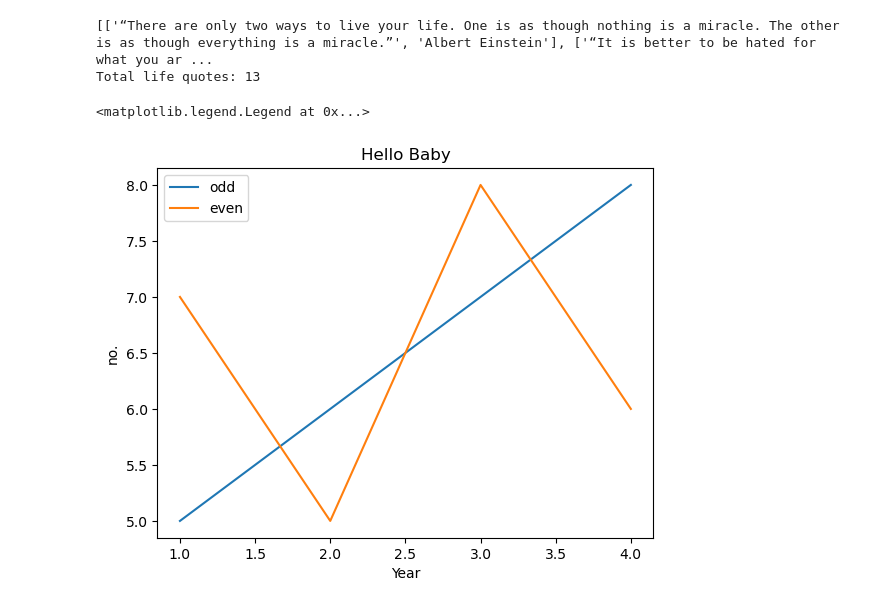
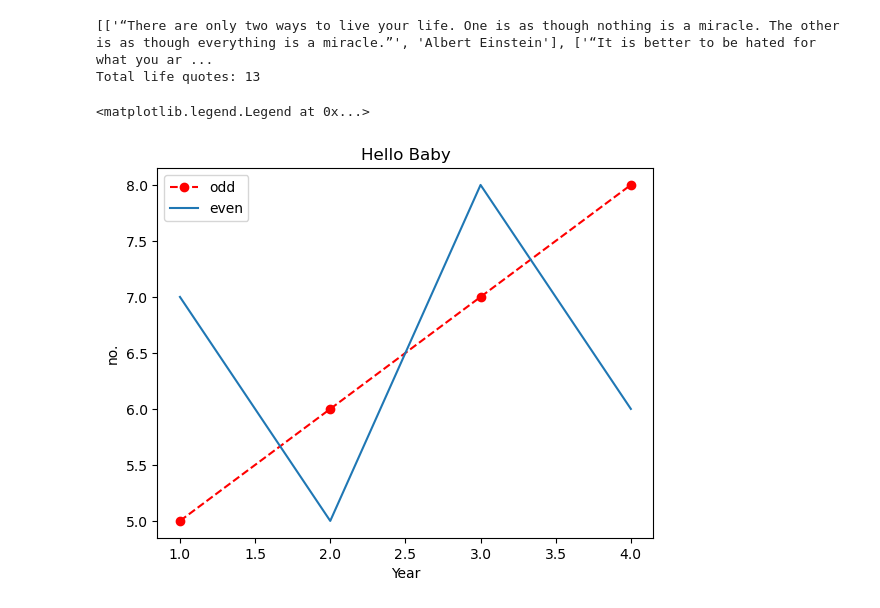
Before and after one commit to HiyaKothari1/python, a Jupyter notebook: Pandas.ipynb, the cells around one changed output. Saved outputs shown, nothing was run; the diff lists cells and outputs as text; code cells hidden in the pictures.

```diff
--- a/Pandas.ipynb
+++ b/Pandas.ipynb
@@ -340,14 +340,14 @@ import matplotlib.pyplot as plt
 # %%
 x = [1,2,3,4]
 y = [5,6,7,8]
 z = [7,5,8,6]
 
-plt.plot(x,y,label="odd") #line plot
+plt.plot(x,y, "o--r",label="odd") #line plot
 plt.plot(x,z,label="even")
 plt.title("Hello Baby")
 plt.xlabel("Year")
 plt.ylabel("no.")
 plt.legend()
 # %% [output]
 <matplotlib.legend.Legend at 0x...>
-[figure, old version]
+[figure, new version]
```
Also changed, not shown: parts of 1 cell of this notebook.
